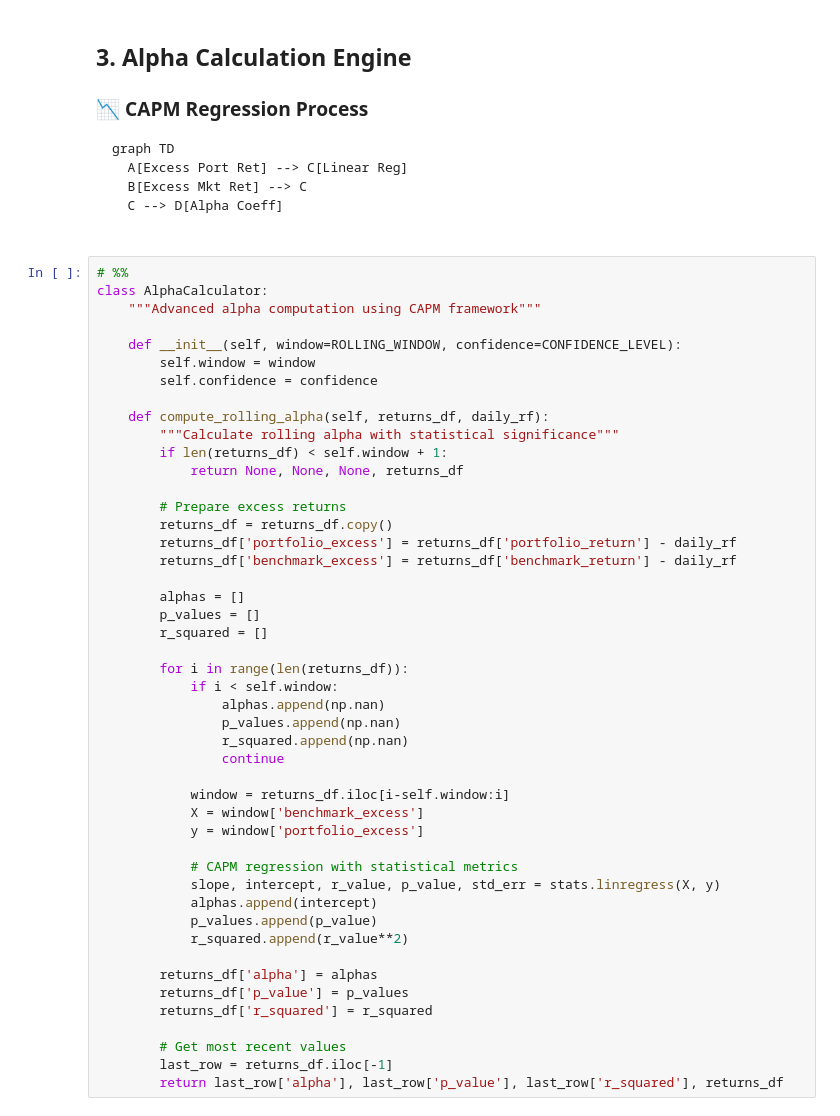
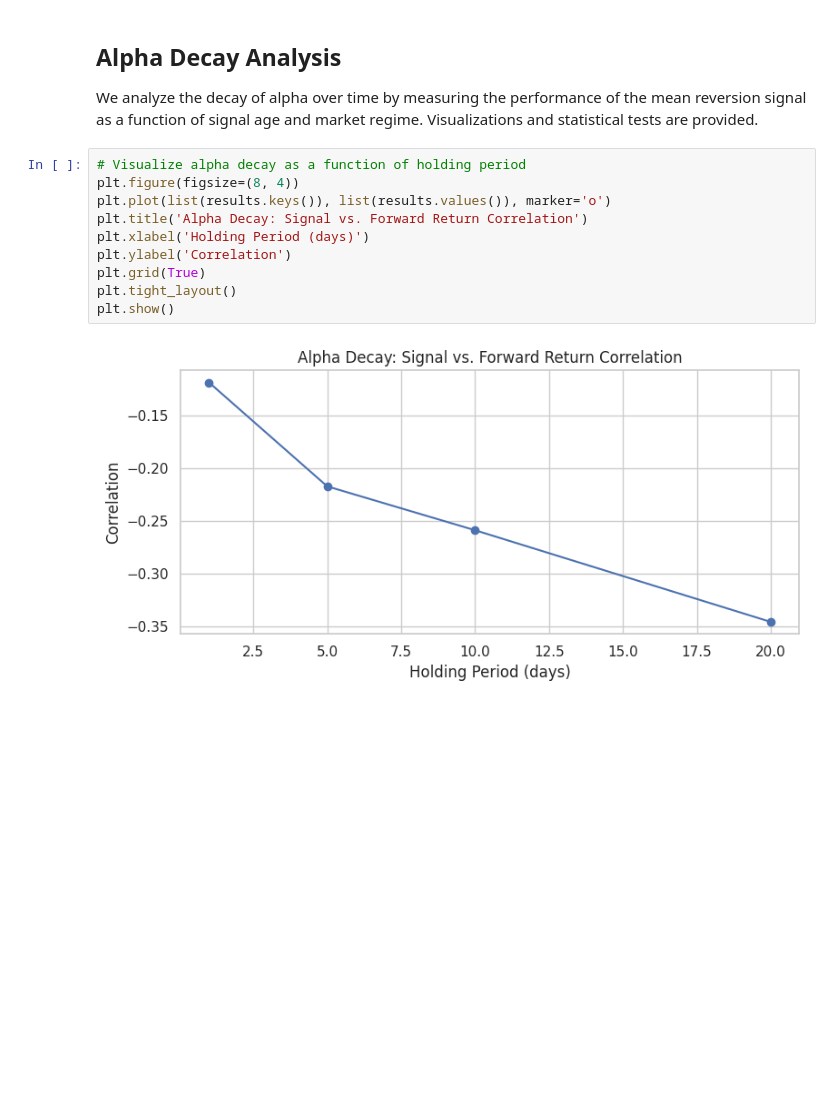
Before and after one commit to spinortechnologies/spinortechnologies, a Jupyter notebook: Strategies/MeanReversion/AntiAlphaDecay.ipynb, the cells around one changed output. Cells and saved outputs as stored; diff of their text form; blank space fills up the shorter version.

````diff
--- a/Strategies/MeanReversion/AntiAlphaDecay.ipynb
+++ b/Strategies/MeanReversion/AntiAlphaDecay.ipynb
@@ -213,58 +734,17 @@ class FinancialDataEngine:
 # %% [markdown]
-## 3. Alpha Calculation Engine
+## Alpha Decay Analysis
 
-### 📉 CAPM Regression Process
-
-```mermaid
-graph TD
-  A[Excess Port Ret] --> C[Linear Reg]
-  B[Excess Mkt Ret] --> C
-  C --> D[Alpha Coeff]
+We analyze the decay of alpha over time by measuring the performance of the mean reversion signal as a function of signal age and market regime. Visualizations and statistical tests are provided.
 # %%
-# %%
-class AlphaCalculator:
-    """Advanced alpha computation using CAPM framework"""
-
-    def __init__(self, window=ROLLING_WINDOW, confidence=CONFIDENCE_LEVEL):
-        self.window = window
-        self.confidence = confidence
-
-    def compute_rolling_alpha(self, returns_df, daily_rf):
-        """Calculate rolling alpha with statistical significance"""
-        if len(returns_df) < self.window + 1:
-            return None, None, None, returns_df
-
-        # Prepare excess returns
-        returns_df = returns_df.copy()
-        returns_df['portfolio_excess'] = returns_df['portfolio_return'] - daily_rf
-        returns_df['benchmark_excess'] = returns_df['benchmark_return'] - daily_rf
-
-        alphas = []
-        p_values = []
-        r_squared = []
-
-        for i in range(len(returns_df)):
-            if i < self.window:
-                alphas.append(np.nan)
-                p_values.append(np.nan)
-                r_squared.append(np.nan)
-                continue
-
-            window = returns_df.iloc[i-self.window:i]
-            X = window['benchmark_excess']
-            y = window['portfolio_excess']
-
-            # CAPM regression with statistical metrics
-            slope, intercept, r_value, p_value, std_err = stats.linregress(X, y)
-            alphas.append(intercept)
-            p_values.append(p_value)
-            r_squared.append(r_value**2)
-
-        returns_df['alpha'] = alphas
-        returns_df['p_value'] = p_values
-        returns_df['r_squared'] = r_squared
-
-        # Get most recent values
-        last_row = returns_df.iloc[-1]
-        return last_row['alpha'], last_row['p_value'], last_row['r_squared'], returns_df
+# Visualize alpha decay as a function of holding period
+plt.figure(figsize=(8, 4))
+plt.plot(list(results.keys()), list(results.values()), marker='o')
+plt.title('Alpha Decay: Signal vs. Forward Return Correlation')
+plt.xlabel('Holding Period (days)')
+plt.ylabel('Correlation')
+plt.grid(True)
+plt.tight_layout()
+plt.show()
+# %% [output]
+[figure, added]
 # %% [markdown]
````
Also changed, not shown: parts of 23 cells of this notebook, 2 other files.
